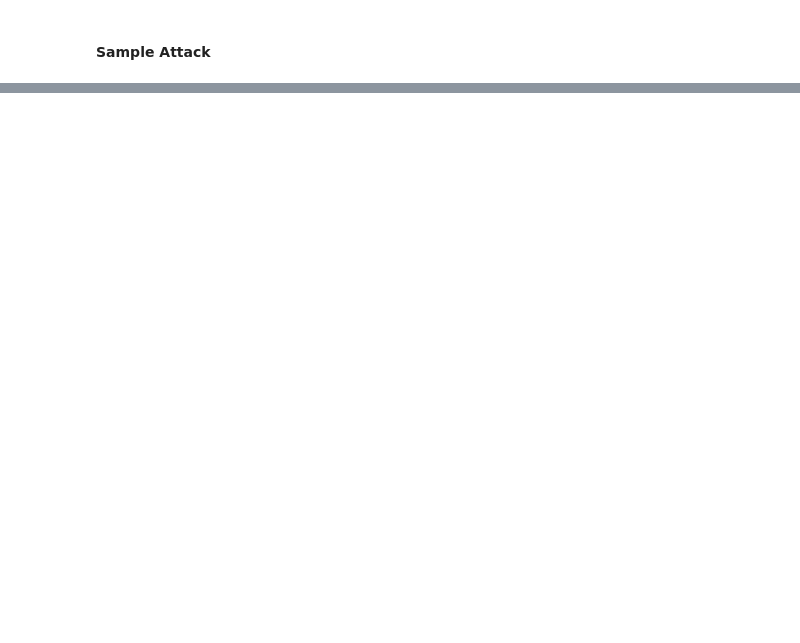
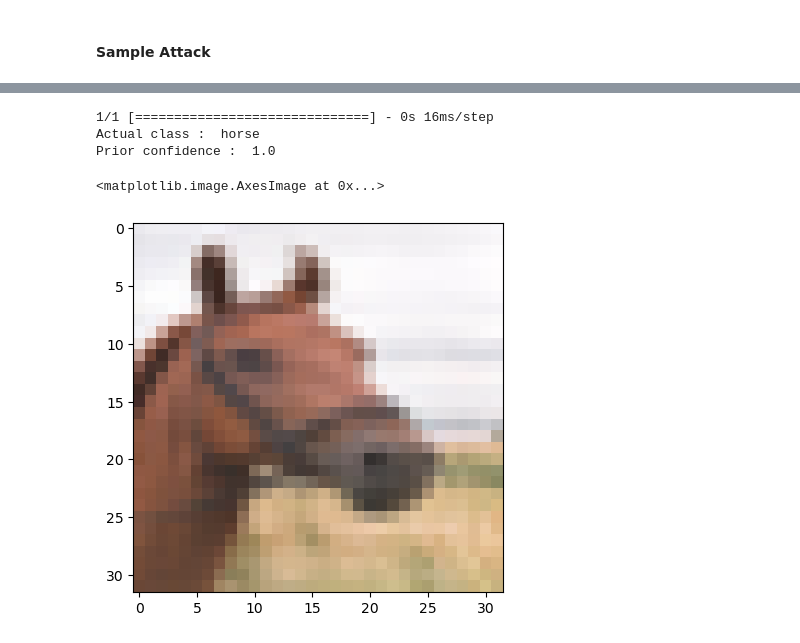
Before and after one commit to tharhtetsan/ML-in-Prod-batch-1, a Jupyter notebook: 8_advance_ai/adversarial_attacks/one_pixel_attack/one_pixel_attack_cifar10.ipynb, the cells around one changed output, grey strips where cells are left out. Saved outputs shown, nothing was run; the diff lists cells and outputs as text; code cells hidden in the pictures; blank space fills up the shorter version.

```diff
--- a/8_advance_ai/adversarial_attacks/one_pixel_attack/one_pixel_attack_cifar10.ipynb
+++ b/8_advance_ai/adversarial_attacks/one_pixel_attack/one_pixel_attack_cifar10.ipynb
@@ -257,0 +302,23 @@ Detected at node sequential/conv2d/Relu defined at (most recent call last):
+# %%
+image_id = 75
+pixel = np.array([17, 17, 150, 255, 50])
+
+
+true_class = np.argmax(y_test[image_id])
+
+
+
+test_img = x_test[image_id]
+reshaped_img = np.array([test_img])
+predicted_result = model.predict(reshaped_img,batch_size =1)[0]
+predicted_class = (np.argmax(predicted_result))
+
+
+print("True class : ", class_names[true_class])
+print('Prior confidence : ', predicted_result[predicted_class])
+print("Prior class : ",class_names[predicted_class])
+
+confidence =predicted_result[predicted_class]
+success = attack_success(pixel, x_test[image_id], true_class, model, verbose=True)
+if success:
+    plt.imshow(perturb_image(pixel, test_img)[0])
@@ -257,0 +400,17 @@ Detected at node sequential/conv2d/Relu defined at (most recent call last):
+# %%
+image_id = 99
+pixels = 1 # Number of pixels to attack
+
+reshaped_img = np.array([test_img])
+predicted_result = model.predict(reshaped_img,batch_size =1)[0]
+predicted_class = (np.argmax(predicted_result))
+print("Actual class : ",class_names[np.argmax(y_test[image_id])])
+print('Prior confidence : ', predicted_result[predicted_class])
+
+plt.imshow(x_test[image_id])
+# %% [output]
+1/1 [==============================] - 0s 16ms/step
+Actual class :  horse
+Prior confidence :  1.0
+<matplotlib.image.AxesImage at 0x...>
+[figure, added]
```
Also changed, not shown: parts of 20 cells of this notebook, 5 other files.
